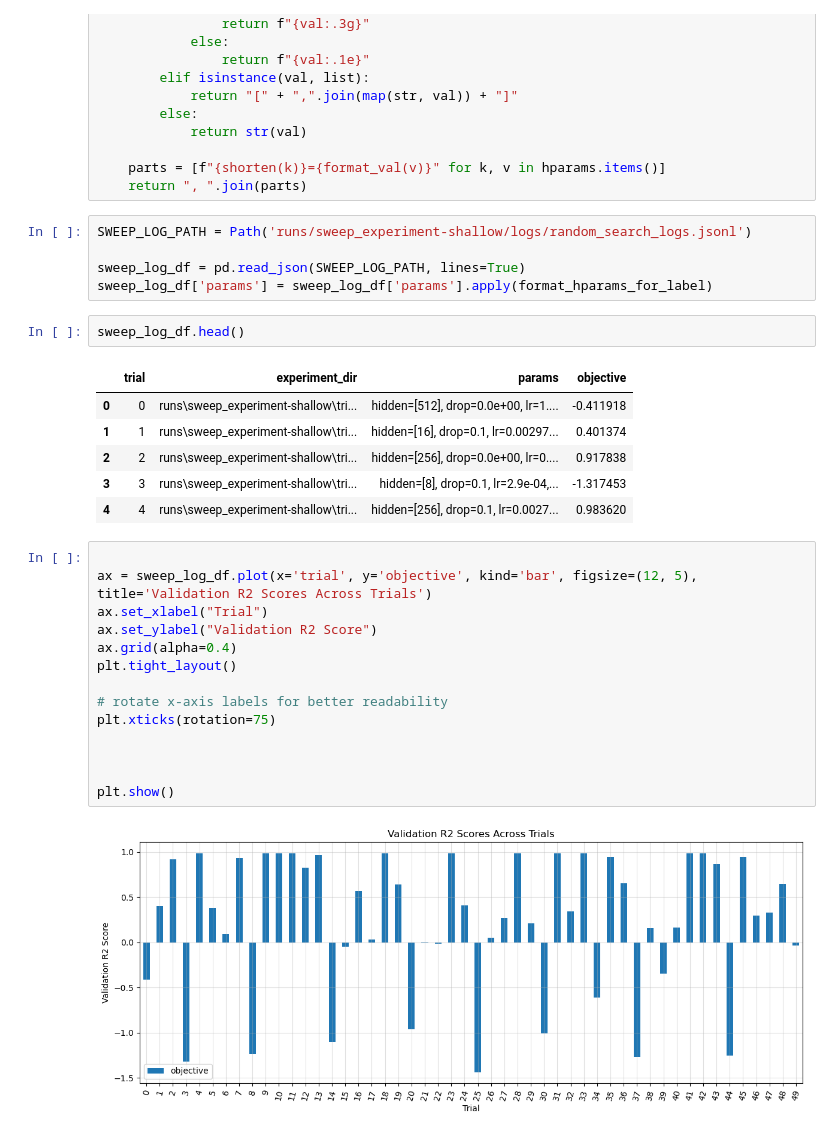
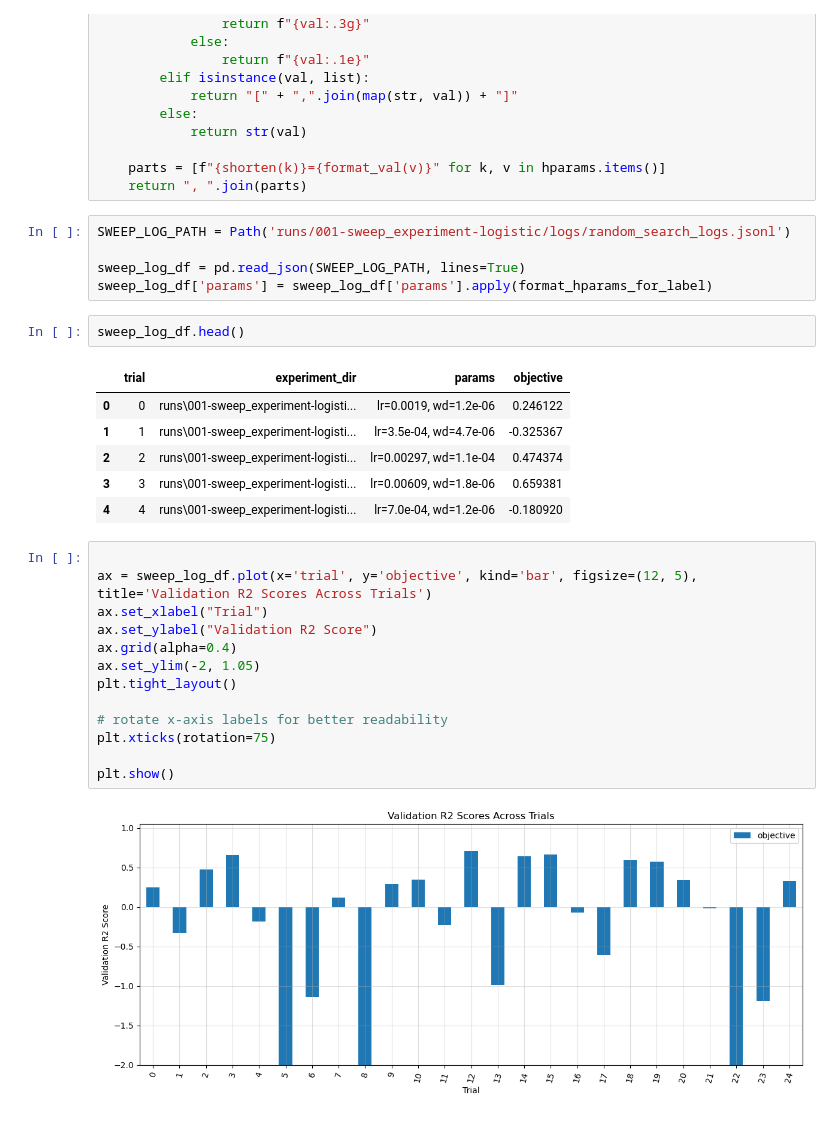
Before and after one commit to zhenchenZ/dl_training_template, a Jupyter notebook: 003-hyper_param_sweeping.ipynb, the cells around one changed output. Saved outputs shown, nothing was run; the diff lists cells and outputs as text.

Commit message:
add logistic regression

```diff
--- a/003-hyper_param_sweeping.ipynb
+++ b/003-hyper_param_sweeping.ipynb
@@ -136,7 +136,7 @@ def format_hparams_for_label(hparams: dict) -> str:
     parts = [f"{shorten(k)}={format_val(v)}" for k, v in hparams.items()]
     return ", ".join(parts)
 # %%
-SWEEP_LOG_PATH = Path('runs/sweep_experiment-shallow/logs/random_search_logs.jsonl')
+SWEEP_LOG_PATH = Path('runs/001-sweep_experiment-logistic/logs/random_search_logs.jsonl')
 
 sweep_log_df = pd.read_json(SWEEP_LOG_PATH, lines=True)
 sweep_log_df['params'] = sweep_log_df['params'].apply(format_hparams_for_label)
@@ -144,24 +144,23 @@ sweep_log_df['params'] = sweep_log_df['params'].apply(format_hparams_for_label)
 sweep_log_df.head()
 # %% [output]
 |  | trial | experiment_dir | params | objective |
-| 0 | 0 | runs\sweep_experiment-shallow\tri... | hidden=[512], drop=0.0e+00, lr=1.... | -0.411918 |
-| 1 | 1 | runs\sweep_experiment-shallow\tri... | hidden=[16], drop=0.1, lr=0.00297... | 0.401374 |
-| 2 | 2 | runs\sweep_experiment-shallow\tri... | hidden=[256], drop=0.0e+00, lr=0.... | 0.917838 |
-| 3 | 3 | runs\sweep_experiment-shallow\tri... | hidden=[8], drop=0.1, lr=2.9e-04,... | -1.317453 |
-| 4 | 4 | runs\sweep_experiment-shallow\tri... | hidden=[256], drop=0.1, lr=0.0027... | 0.983620 |
+| 0 | 0 | runs\001-sweep_experiment-logisti... | lr=0.0019, wd=1.2e-06 | 0.246122 |
+| 1 | 1 | runs\001-sweep_experiment-logisti... | lr=3.5e-04, wd=4.7e-06 | -0.325367 |
+| 2 | 2 | runs\001-sweep_experiment-logisti... | lr=0.00297, wd=1.1e-04 | 0.474374 |
+| 3 | 3 | runs\001-sweep_experiment-logisti... | lr=0.00609, wd=1.8e-06 | 0.659381 |
+| 4 | 4 | runs\001-sweep_experiment-logisti... | lr=7.0e-04, wd=1.2e-06 | -0.180920 |
 # %%
 
 ax = sweep_log_df.plot(x='trial', y='objective', kind='bar', figsize=(12, 5), title='Validation R2 Scores Across Trials')
 ax.set_xlabel("Trial")
 ax.set_ylabel("Validation R2 Score")
 ax.grid(alpha=0.4)
+ax.set_ylim(-2, 1.05)
 plt.tight_layout()
 
 # rotate x-axis labels for better readability
 plt.xticks(rotation=75)
 
-
-
 plt.show()
 # %% [output]
-[figure, old version]
+[figure, new version]
```
Also changed, not shown: 3 other files.
